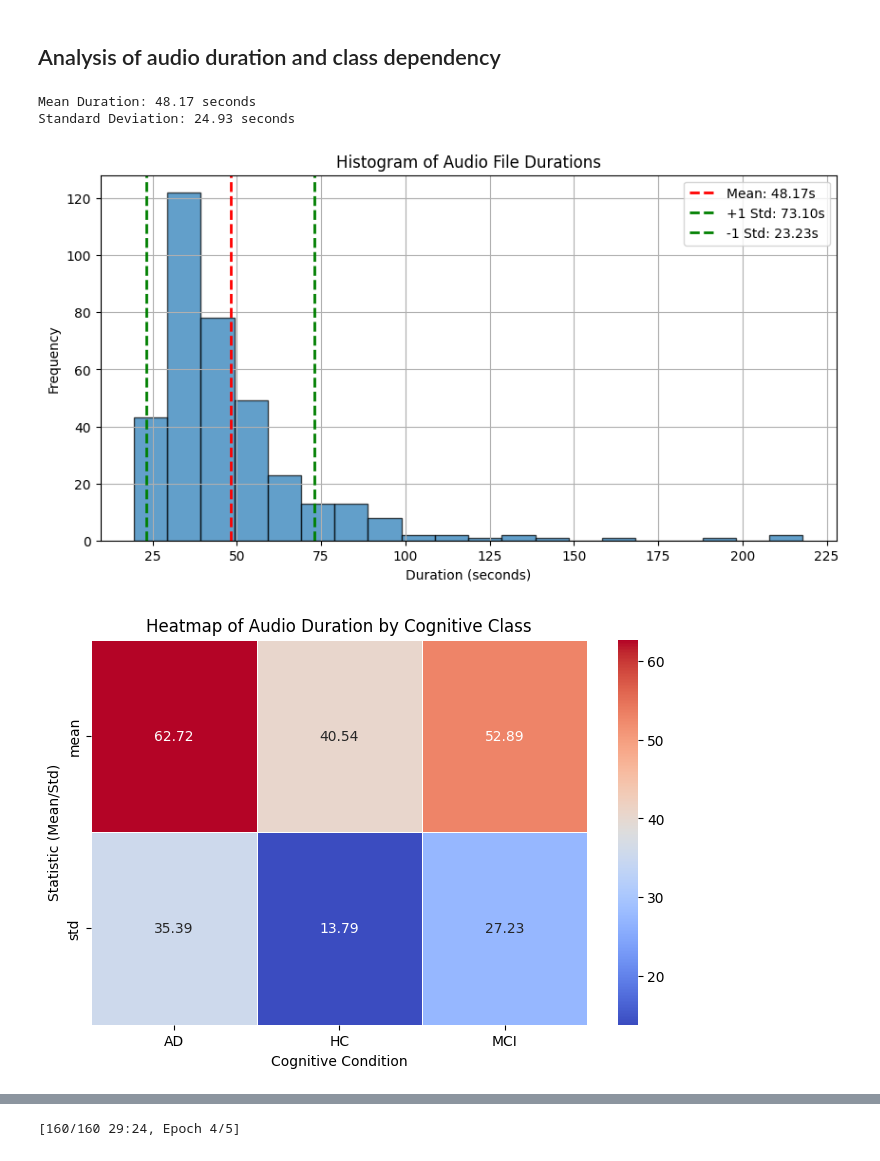
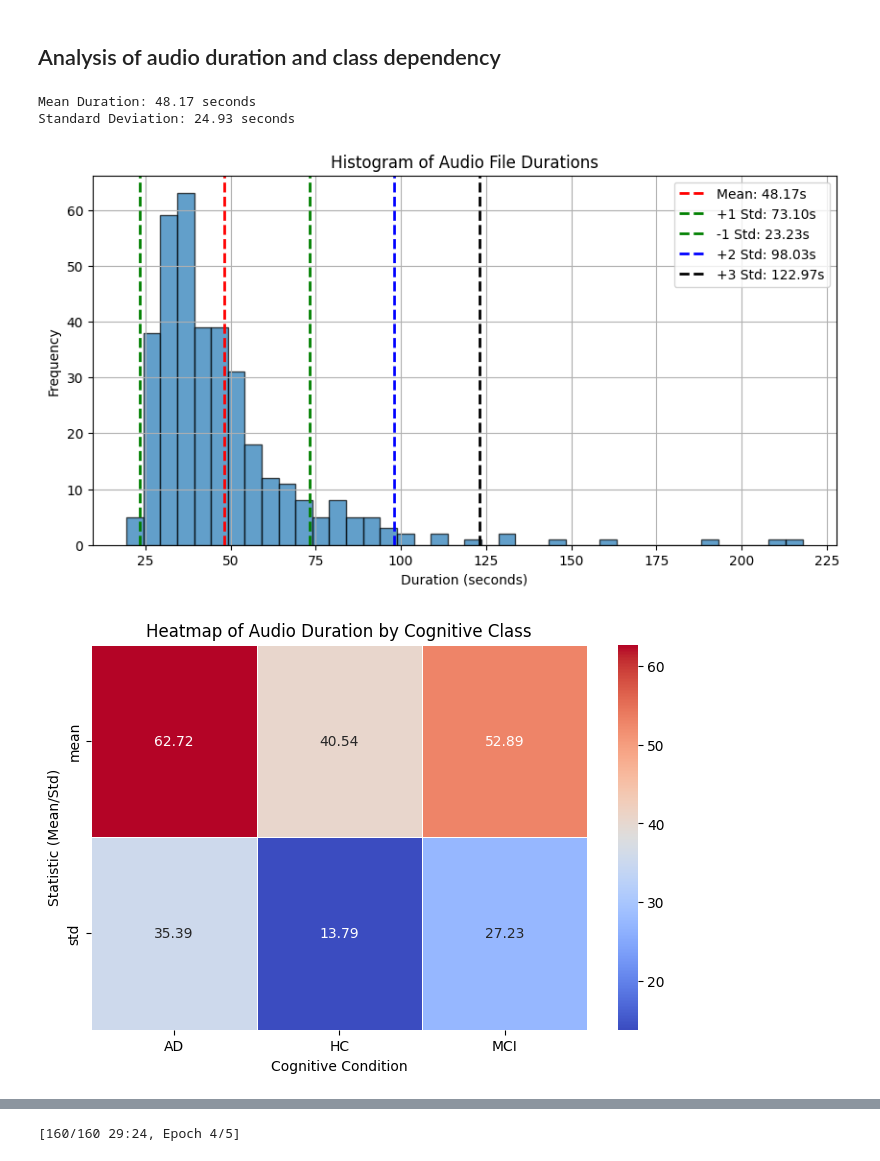
Before and after one commit to alfonsohera/stci, a Jupyter notebook: Notebooks/proto.ipynb, the cells around one changed output, grey strips where cells are left out. Drawn from its saved outputs; the diff is of its cells as text; code cells hidden in the pictures.

Commit message:
enhancement of the audio duration histogram

```diff
--- a/Notebooks/proto.ipynb
+++ b/Notebooks/proto.ipynb
@@ -352,10 +352,12 @@ print(f"Standard Deviation: {std_duration:.2f} seconds")
 
 # Plot a single histogram for all durations
 plt.figure(figsize=(10, 5))
-plt.hist(data_df["duration"], bins=20, edgecolor="black", alpha=0.7)
+plt.hist(data_df["duration"], bins=40, edgecolor="black", alpha=0.7)
 plt.axvline(mean_duration, color='red', linestyle='dashed', linewidth=2, label=f"Mean: {mean_duration:.2f}s")
 plt.axvline(mean_duration + std_duration, color='green', linestyle='dashed', linewidth=2, label=f"+1 Std: {mean_duration + std_duration:.2f}s")
 plt.axvline(mean_duration - std_duration, color='green', linestyle='dashed', linewidth=2, label=f"-1 Std: {mean_duration - std_duration:.2f}s")
+plt.axvline(mean_duration + 2*std_duration, color='blue', linestyle='dashed', linewidth=2, label=f"+2 Std: {mean_duration + 2*std_duration:.2f}s")
+plt.axvline(mean_duration + 3*std_duration, color='black', linestyle='dashed', linewidth=2, label=f"+3 Std: {mean_duration + 3*std_duration:.2f}s")
 
 plt.xlabel("Duration (seconds)")
 plt.ylabel("Frequency")
@@ -377,34 +379,34 @@ def extract_class(file_path):
     filename = file_path.split("/")[-1]  # Extract filename
     if filename.startswith("HC"):
         return "HC"  # Healthy
     elif filename.startswith("MCI"):
         return "MCI"  # Mild Cognitive Impairment
     elif filename.startswith("AD"):
         return "AD"  # Alzheimer's
     return "Unknown"
 
 # Apply functions to DataFrame
 data_df["duration"] = data_df["file_path"].apply(compute_audio_length)
 data_df["class"] = data_df["file_path"].apply(extract_class)
 
 # Compute mean and std deviation of duration per class
 heatmap_data = data_df.groupby("class")["duration"].agg(["mean", "std"]).reset_index()
 
 # Convert to a matrix format suitable for a heatmap
 heatmap_matrix = heatmap_data.set_index("class").T
 
 # Plot heatmap
 plt.figure(figsize=(8, 5))
 sns.heatmap(heatmap_matrix, annot=True, cmap="coolwarm", fmt=".2f", linewidths=0.5)
 
 plt.title("Heatmap of Audio Duration by Cognitive Class")
 plt.xlabel("Cognitive Condition")
 plt.ylabel("Statistic (Mean/Std)")
 plt.show()
 # %% [output]
 Mean Duration: 48.17 seconds
 Standard Deviation: 24.93 seconds
-[figure, old version]
+[figure, new version]
 [figure]
 # %%
 
```
